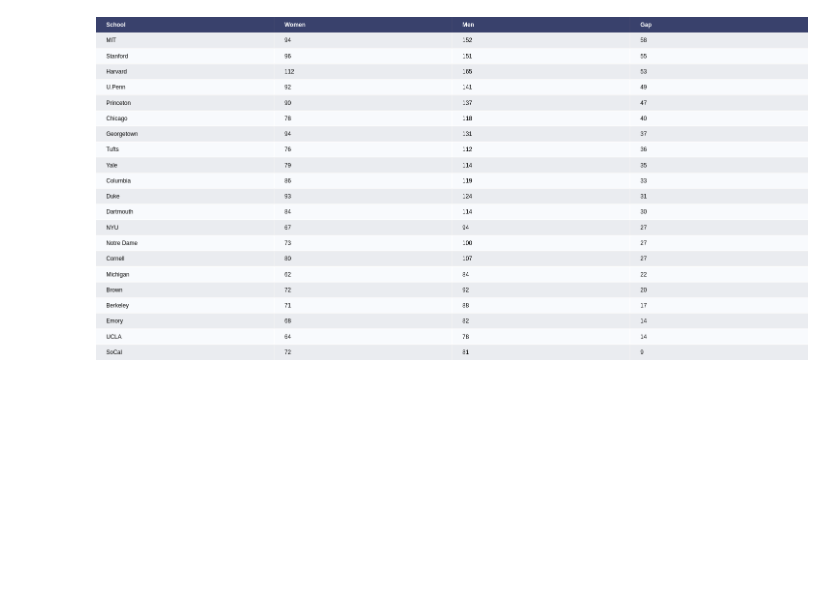
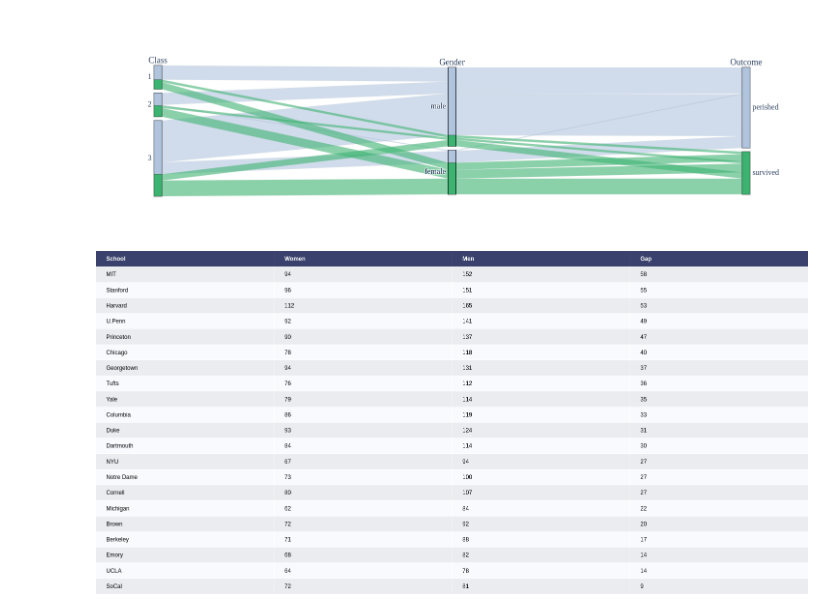
Before and after one commit to cgmontenegro/pbla-data-explorer, a Jupyter notebook: notebooks/plotly_test.ipynb, the cells around one changed output. Saved outputs shown, nothing was run; the diff lists cells and outputs as text; code cells hidden in the pictures; blank space fills up the shorter version.

```diff
--- a/notebooks/plotly_test.ipynb
+++ b/notebooks/plotly_test.ipynb
@@ -5,0 +1,32 @@ from plotly.offline import plot, iplot
+# %%
+import plotly.graph_objects as go
+import pandas as pd
+
+titanic_df = pd.read_csv("https://raw.githubusercontent.com/plotly/datasets/master/titanic.csv")
+
+# Create dimensions
+class_dim = go.parcats.Dimension(
+    values=titanic_df.Pclass,
+    categoryorder='category ascending', label="Class"
+)
+
+gender_dim = go.parcats.Dimension(values=titanic_df.Sex, label="Gender")
+
+survival_dim = go.parcats.Dimension(
+    values=titanic_df.Survived, label="Outcome", categoryarray=[0, 1],
+    ticktext=['perished', 'survived']
+)
+
+# Create parcats trace
+color = titanic_df.Survived;
+colorscale = [[0, 'lightsteelblue'], [1, 'mediumseagreen']];
+
+fig = go.Figure(data = [go.Parcats(dimensions=[class_dim, gender_dim, survival_dim],
+        line={'color': color, 'colorscale': colorscale},
+        hoveron='color', hoverinfo='count+probability',
+        labelfont={'size': 18, 'family': 'Times'},
+        tickfont={'size': 16, 'family': 'Times'},
+        arrangement='freeform')])
+
+fig.show()
+# %% [output]
@@ -6,3 +34,4 @@ from plotly.offline import plot, iplot
+[figure, added]
 # %%
 df = pd.read_csv("https://raw.githubusercontent.com/plotly/datasets/master/school_earnings.csv")
 # %%
```
Also changed, not shown: parts of 2 cells of this notebook, 10 other files.
